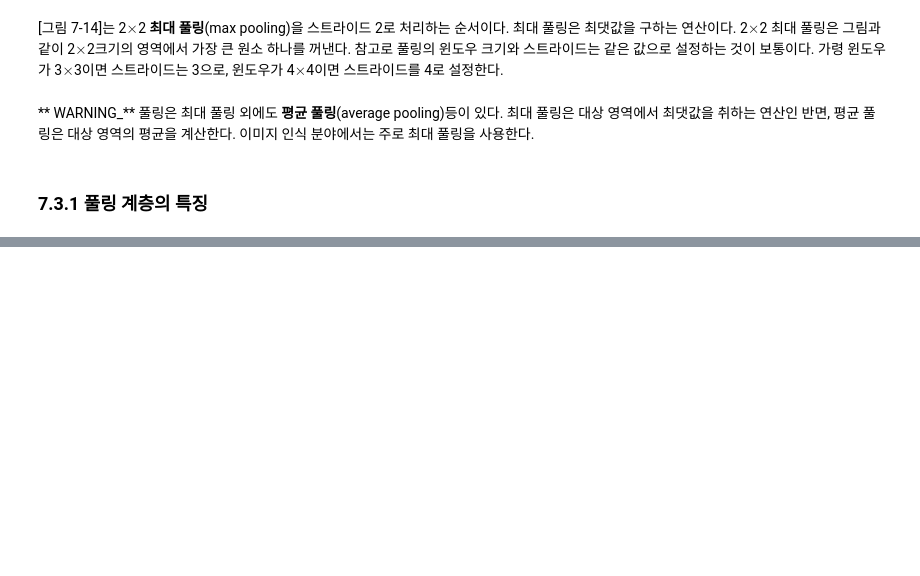
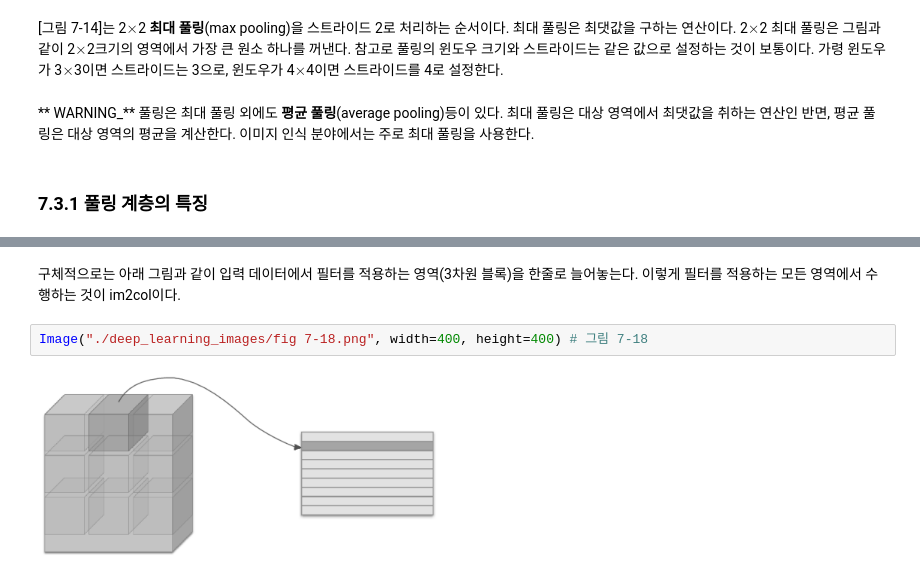
Before and after one commit to lsjhome/self-study-deep-learning-from-scratch, a Jupyter notebook: DLFS_CHAPTER_07.ipynb, the cells around one changed output, grey strips where cells are left out. Drawn from its saved outputs; the diff is of its cells as text; blank space fills up the shorter version.

```diff
--- a/DLFS_CHAPTER_07.ipynb
+++ b/DLFS_CHAPTER_07.ipynb
@@ -157,0 +212,6 @@ Image("./deep_learning_images/fig 7-14.png", width=500, height=500) # 그림 7-1
+# %% [markdown]
+구체적으로는 아래 그림과 같이 입력 데이터에서 필터를 적용하는 영역(3차원 블록)을 한줄로 늘어놓는다. 이렇게 필터를 적용하는 모든 영역에서 수행하는 것이 im2col이다.
+# %%
+Image("./deep_learning_images/fig 7-18.png", width=400, height=400) # 그림 7-18
+# %% [output]
+[figure, added]
```
Also changed, not shown: parts of 52 cells of this notebook.
